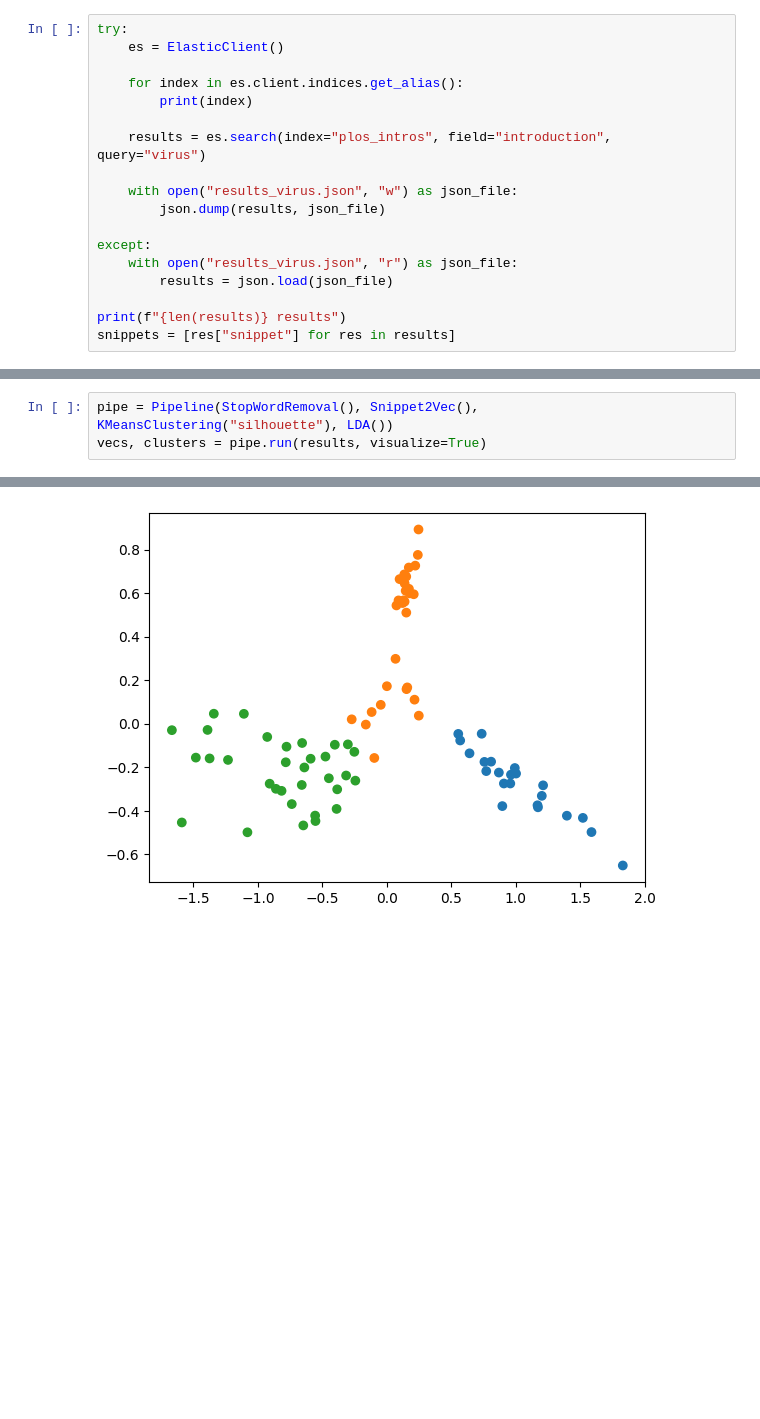
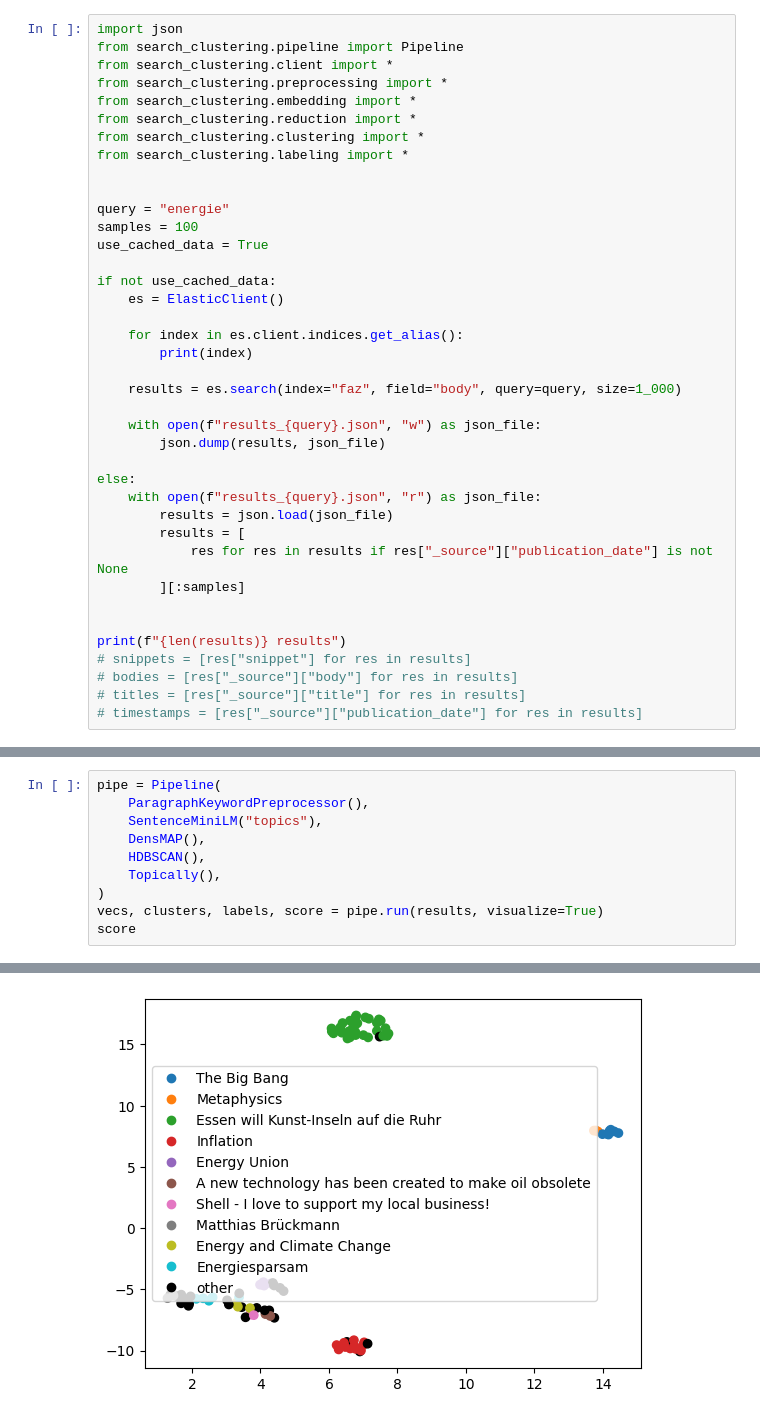
Before and after one commit to chbridges/search-result-clustering, a Jupyter notebook: experiments.ipynb, the cells around one changed output, grey strips where cells are left out. Drawn from its saved outputs; the diff is of its cells as text; blank space fills up the shorter version.

```diff
--- a/experiments.ipynb
+++ b/experiments.ipynb
@@ -9,19 +1,40 @@ from search_clustering.labeling import *
 # %%
-try:
+import json
+from search_clustering.pipeline import Pipeline
+from search_clustering.client import *
+from search_clustering.preprocessing import *
+from search_clustering.embedding import *
+from search_clustering.reduction import *
+from search_clustering.clustering import *
+from search_clustering.labeling import *
+
+
+query = "energie"
+samples = 100
+use_cached_data = True
+
+if not use_cached_data:
     es = ElasticClient()
 
     for index in es.client.indices.get_alias():
         print(index)
 
-    results = es.search(index="plos_intros", field="introduction", query="virus")
+    results = es.search(index="faz", field="body", query=query, size=1_000)
 
-    with open("results_virus.json", "w") as json_file:
+    with open(f"results_{query}.json", "w") as json_file:
         json.dump(results, json_file)
 
-except:
-    with open("results_virus.json", "r") as json_file:
+else:
+    with open(f"results_{query}.json", "r") as json_file:
         results = json.load(json_file)
+        results = [
+            res for res in results if res["_source"]["publication_date"] is not None
+        ][:samples]
+
 
 print(f"{len(results)} results")
-snippets = [res["snippet"] for res in results]
+# snippets = [res["snippet"] for res in results]
+# bodies = [res["_source"]["body"] for res in results]
+# titles = [res["_source"]["title"] for res in results]
+# timestamps = [res["_source"]["publication_date"] for res in results]
 # %% [output]
@@ -29,4 +42,11 @@ snippets = [res["snippet"] for res in results]
 # %%
-pipe = Pipeline(StopWordRemoval(), Snippet2Vec(), KMeansClustering("silhouette"), LDA())
-vecs, clusters = pipe.run(results, visualize=True)
+pipe = Pipeline(
+    ParagraphKeywordPreprocessor(),
+    SentenceMiniLM("topics"),
+    DensMAP(),
+    HDBSCAN(),
+    Topically(),
+)
+vecs, clusters, labels, score = pipe.run(results, visualize=True)
+score
 # %% [output]
@@ -36 +59 @@ virus, resistance, CA1, terrestrial, Human, virus-specific, HS, RNA, response
-[figure, old version]
+[figure, new version]
```
Also changed, not shown: parts of 12 cells of this notebook.
